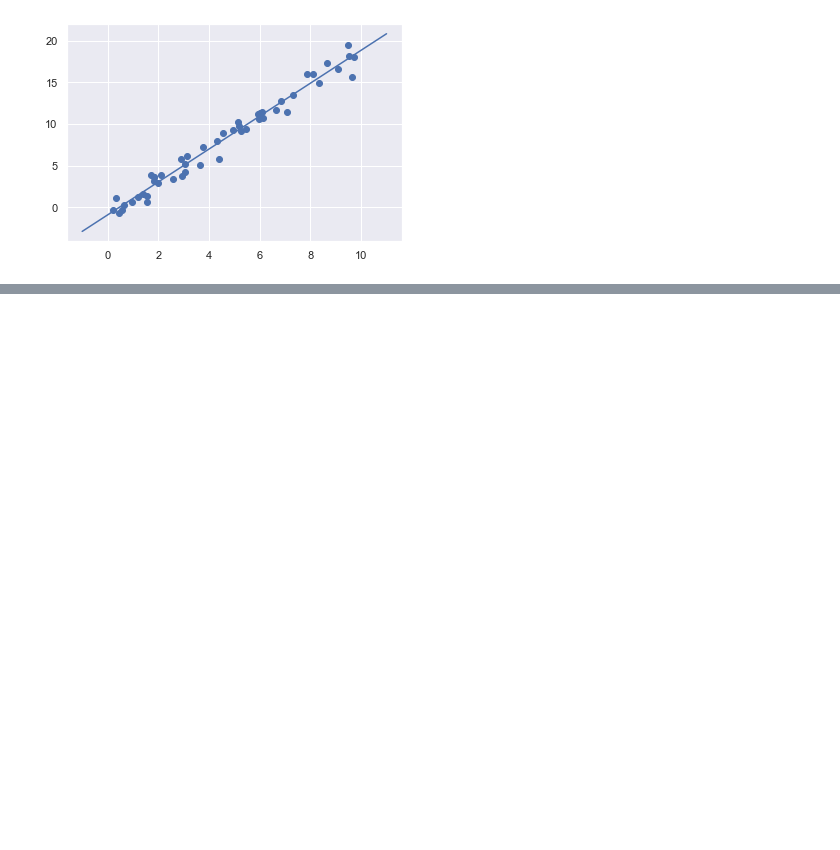
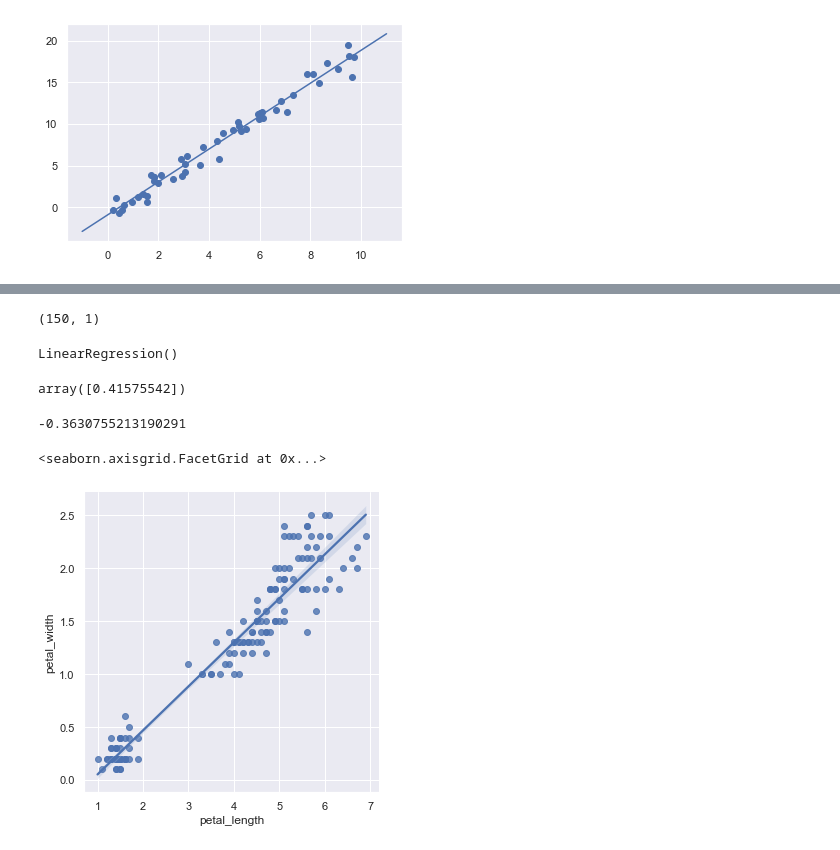
Before and after one commit to ejcho3792/TIL, a Jupyter notebook: Python/scikit_learn/sklearn_exe_04.ipynb, the cells around one changed output, grey strips where cells are left out. Saved outputs shown, nothing was run; the diff lists cells and outputs as text; code cells hidden in the pictures; blank space fills up the shorter version.

```diff
--- a/Python/scikit_learn/sklearn_exe_04.ipynb
+++ b/Python/scikit_learn/sklearn_exe_04.ipynb
@@ -44,3 +44,5 @@ plt.plot(xfit,yfit)
 # %% [output]
 [<matplotlib.lines.Line2D at 0x...>]
 [figure]
+# %%
+data = sns.load_dataset('iris')
@@ -46,0 +54,5 @@ plt.plot(xfit,yfit)
+# %%
+irisX=irisx[:,np.newaxis]
+irisX.shape
+# %% [output]
+(150, 1)
@@ -46,0 +61,17 @@ plt.plot(xfit,yfit)
+# %%
+model.fit(irisX,irisy)
+# %% [output]
+LinearRegression()
+# %%
+model.coef_
+# %% [output]
+array([0.41575542])
+# %%
+model.intercept_
+# %% [output]
+-0.3630755213190291
+# %%
+sns.lmplot('petal_length','petal_width',data)
+# %% [output]
+<seaborn.axisgrid.FacetGrid at 0x...>
+[figure, added]
```
Also changed, not shown: parts of 2 cells of this notebook.
